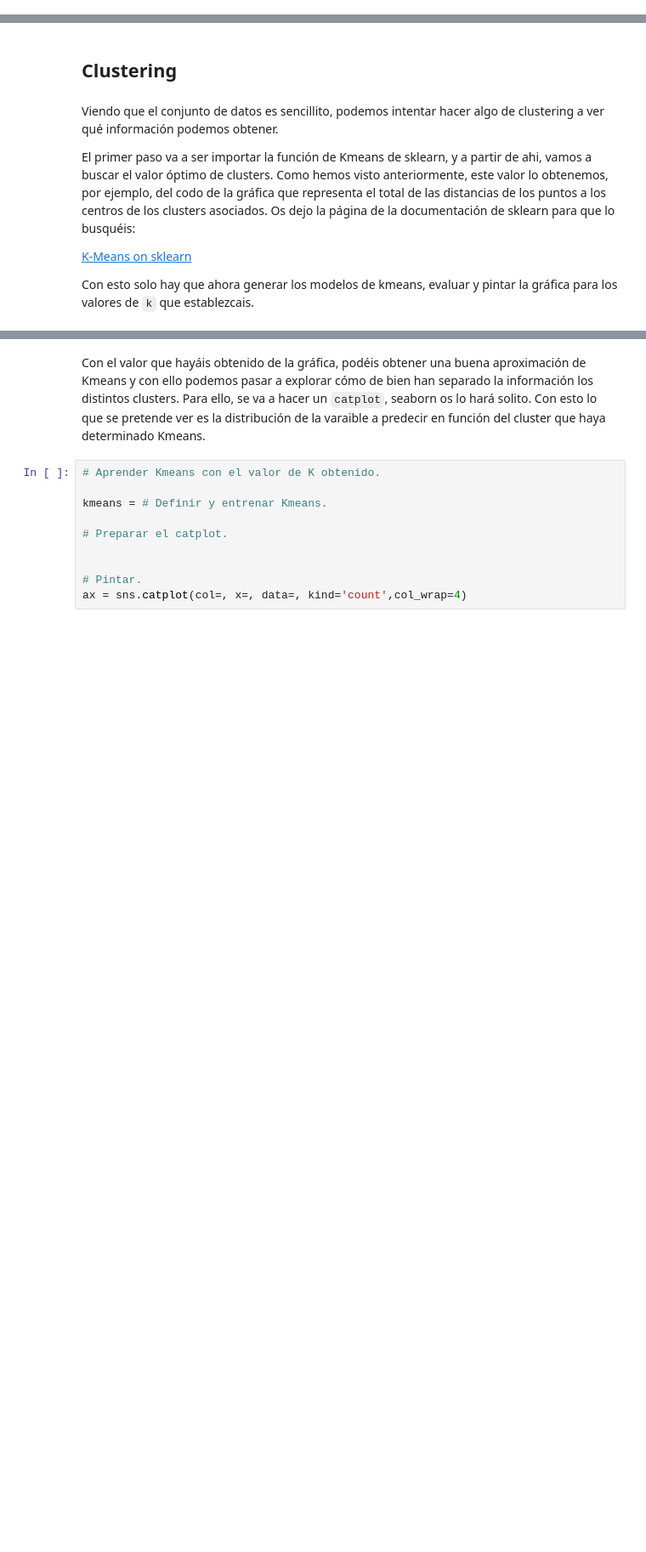
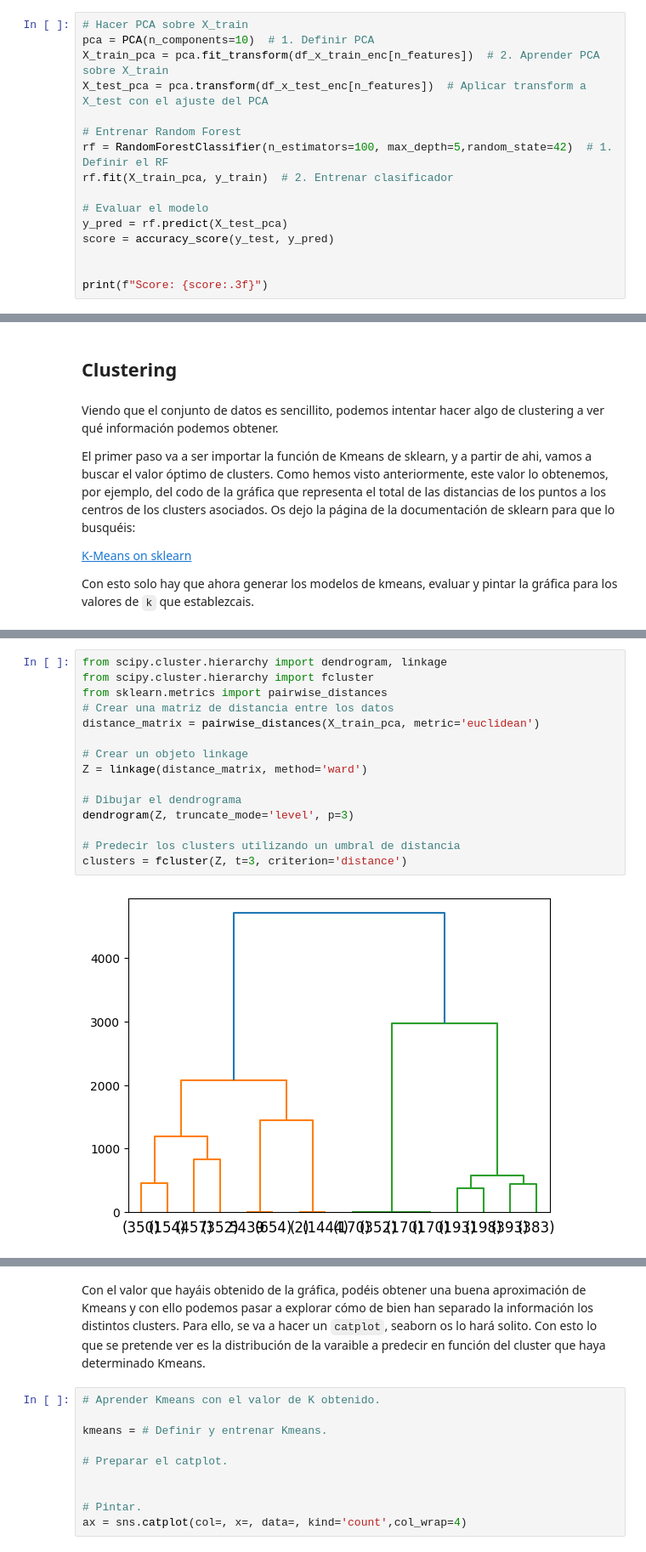
Before and after one commit to AI-School-F5-P3/Nat_noSupervisado, a Jupyter notebook: S4_Clustering_PCA_Plantilla.ipynb, the cells around one changed output, grey strips where cells are left out. Shown at 85% size. Drawn from its saved outputs; the diff is of its cells as text; blank space fills up the shorter version.

```diff
--- a/S4_Clustering_PCA_Plantilla.ipynb
+++ b/S4_Clustering_PCA_Plantilla.ipynb
@@ -301,0 +618,16 @@ sns.lineplot(x=n_features, y=scores)
+# %%
+# Hacer PCA sobre X_train
+pca = PCA(n_components=10)  # 1. Definir PCA
+X_train_pca = pca.fit_transform(df_x_train_enc[n_features])  # 2. Aprender PCA sobre X_train
+X_test_pca = pca.transform(df_x_test_enc[n_features])  # Aplicar transform a X_test con el ajuste del PCA
+
+# Entrenar Random Forest
+rf = RandomForestClassifier(n_estimators=100, max_depth=5,random_state=42)  # 1. Definir el RF
+rf.fit(X_train_pca, y_train)  # 2. Entrenar clasificador
+
+# Evaluar el modelo
+y_pred = rf.predict(X_test_pca)
+score = accuracy_score(y_test, y_pred)
+
+
+print(f"Score: {score:.3f}")
@@ -324,0 +737,17 @@ sns.lineplot(x=k_values, y=scores)
+# %%
+from scipy.cluster.hierarchy import dendrogram, linkage
+from scipy.cluster.hierarchy import fcluster
+from sklearn.metrics import pairwise_distances
+# Crear una matriz de distancia entre los datos
+distance_matrix = pairwise_distances(X_train_pca, metric='euclidean')
+
+# Crear un objeto linkage
+Z = linkage(distance_matrix, method='ward')
+
+# Dibujar el dendrograma
+dendrogram(Z, truncate_mode='level', p=3)
+
+# Predecir los clusters utilizando un umbral de distancia
+clusters = fcluster(Z, t=3, criterion='distance')
+# %% [output]
+[figure, added]
```
Also changed, not shown: parts of 33 cells of this notebook.
